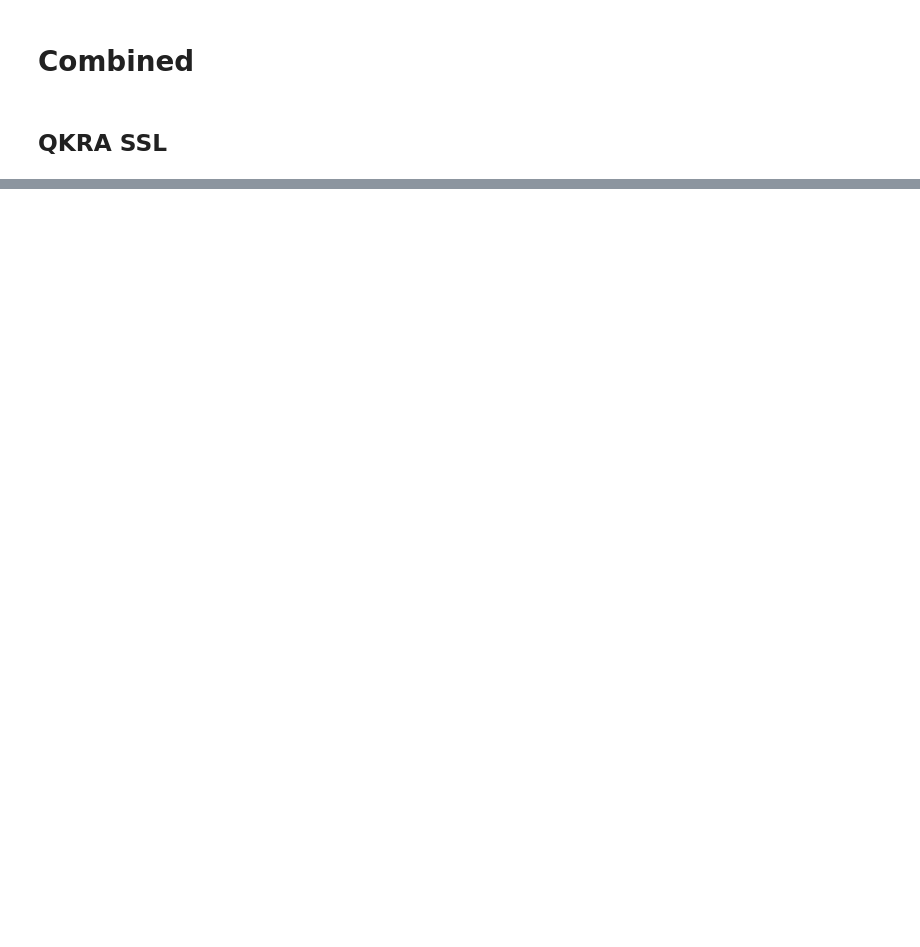
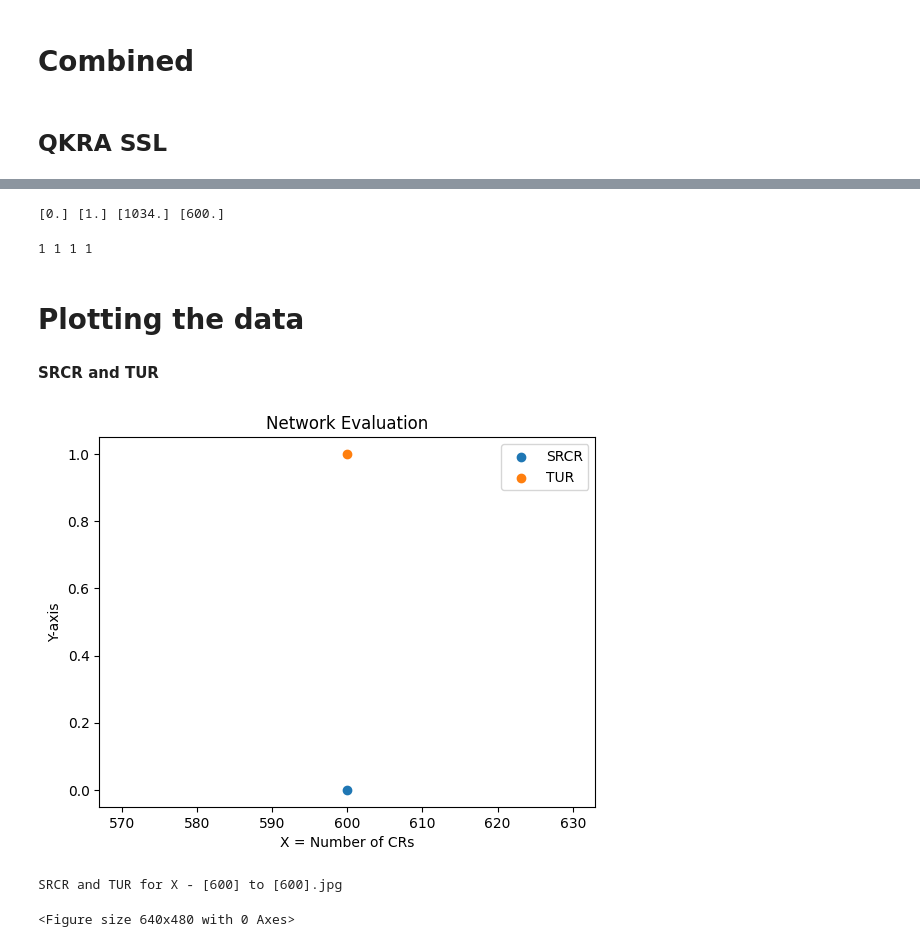
Before and after one commit to Shivansh-Malviya/RA_QKD_ODCN, a Jupyter notebook: Assembled.ipynb, the cells around one changed output, grey strips where cells are left out. Drawn from its saved outputs; the diff is of its cells as text; code cells hidden in the pictures; blank space fills up the shorter version.

Commit message:
Added attributes
Added som eextra object attrobutes to Class CR, Links. Some changes in FF, path_resources and other functions

```diff
--- a/Assembled.ipynb
+++ b/Assembled.ipynb
@@ -12,6 +13,13 @@ import matplotlib.pyplot as plt
 # %run ./Priority_Queue.ipynb # No need, the method has been incorporated in the class CR
 # %%
 %run ./Links.ipynb
+# %%
+# Define the subdirectory name
+subdirectory = "Figures"
+
+# Check if the subdirectory exists
+if not os.path.exists(subdirectory):
+    os.makedirs(subdirectory)
 # %%
 edges = [ (1, 2, 1100),  #Edge between Node 0 and Node 1
              (2, 3, 1600), #Intermediate Edge between Node 1 and Node 2
@@ -265,0 +382,35 @@ np.count_nonzero([True, False])
+# %%
+print(avg_srcr, avg_tur, avg_nsp, avg_x)
+# %% [output]
+[0.] [1.] [1034.] [600.]
+# %%
+print(len(srcr), len(tur), len(nsp), len(x))
+# %% [output]
+1 1 1 1
+# %% [markdown]
+# Plotting the data
+# %% [markdown]
+**SRCR and TUR**
+# %%
+plt.scatter(x, srcr, label='SRCR')
+
+y = [item[0] for item in tur]
+plt.scatter(x, y, label='TUR')
+
+plt.xlabel('X = Number of CRs')
+plt.ylabel('Y-axis')
+plt.title('Network Evaluation')
+plt.legend()
+plt.show()
+
+filename = "SRCR and TUR for X - " + str(x[0]) + " to " + str(x[-1]) + ".jpg"
+print(filename)
+
+# Combine the subdirectory and filename to create the full path
+full_path = os.path.join(subdirectory, filename)
+
+plt.savefig(full_path, dpi=300, bbox_inches='tight')
+# %% [output]
+[figure, added]
+SRCR and TUR for X - [600] to [600].jpg
+<Figure size 640x480 with 0 Axes>
```
Also changed, not shown: parts of 30 cells of this notebook, 3 other files.
